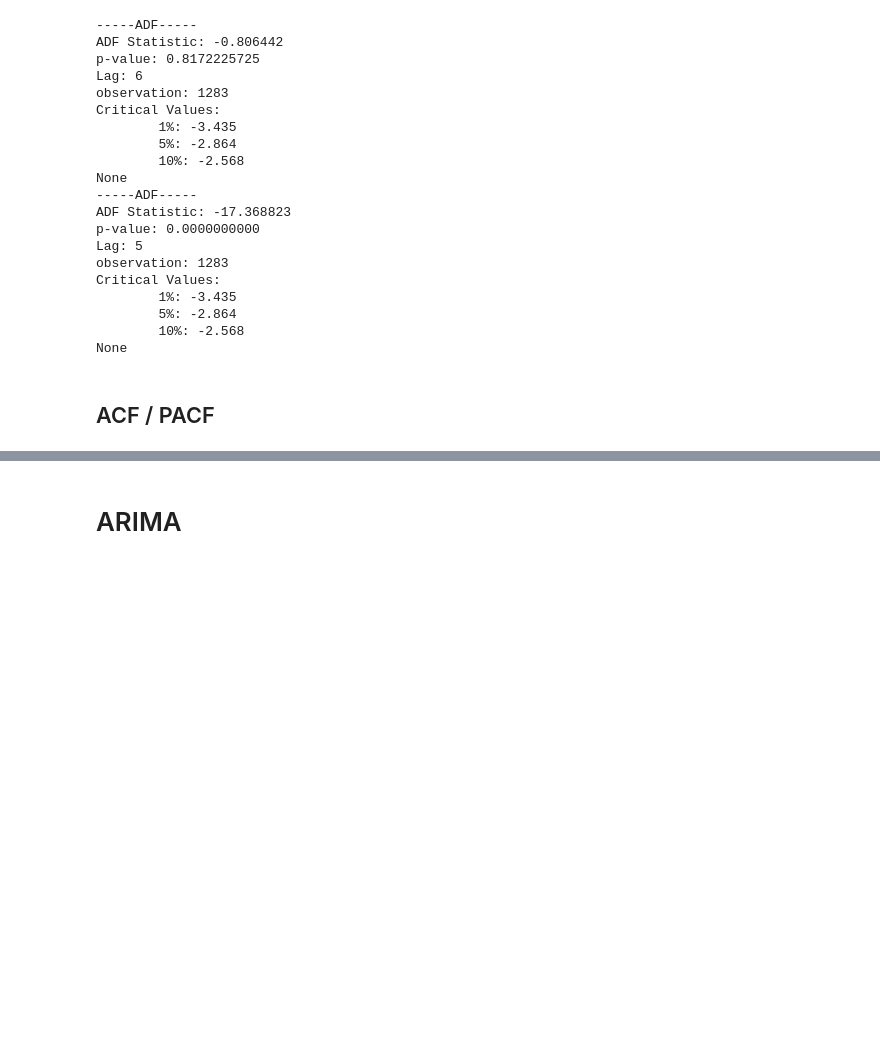
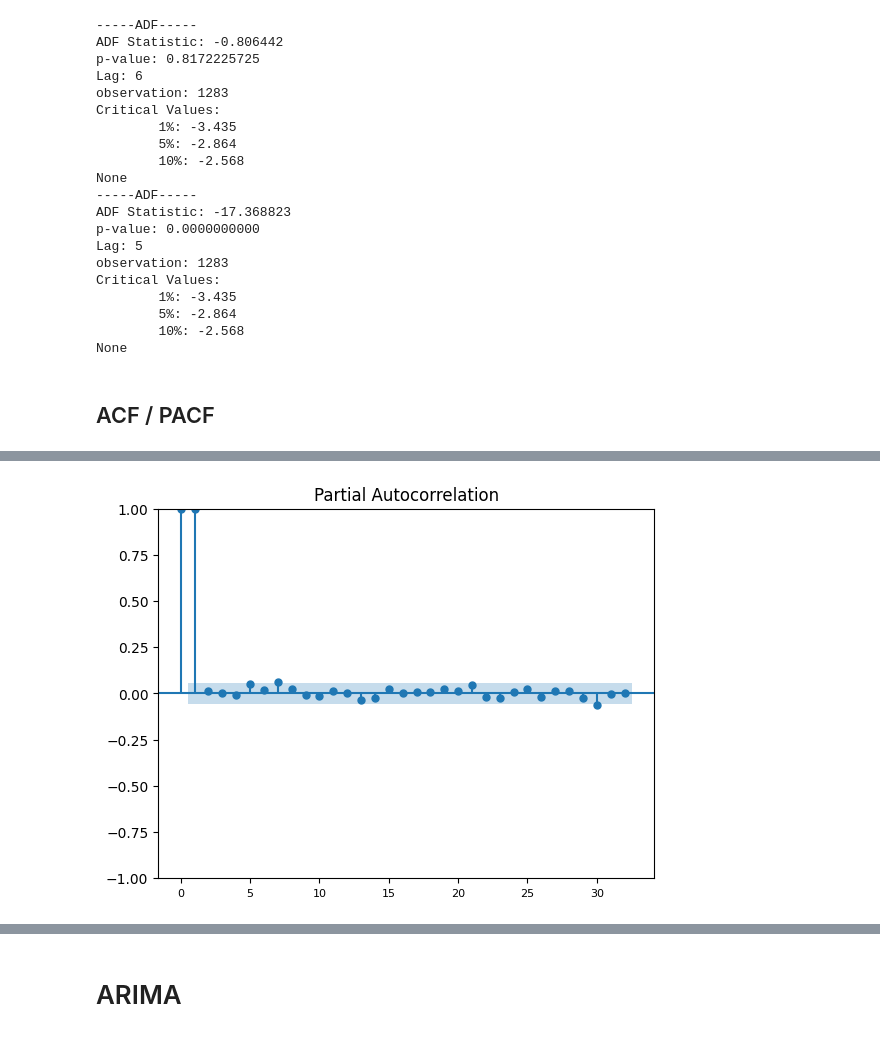
Before and after one commit to SLCFLAB/DL-Forecasting, a Jupyter notebook: 금융연수원/TimeSeriesPractice.ipynb, the cells around one changed output, grey strips where cells are left out. Cells and saved outputs as stored; diff of their text form; code cells hidden in the pictures; blank space fills up the shorter version.

```diff
--- a/금융연수원/TimeSeriesPractice.ipynb
+++ b/금융연수원/TimeSeriesPractice.ipynb
@@ -454,0 +300,5 @@ pacf_plot(diff, 20)
+# %%
+plot_pacf(price)
+plt.show()
+# %% [output]
+[figure, added]
```
Also changed, not shown: parts of 28 cells of this notebook.
